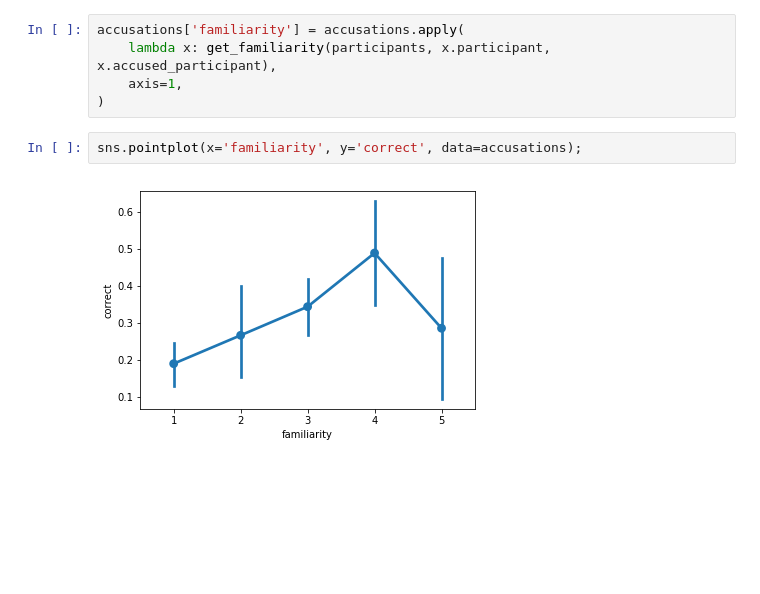
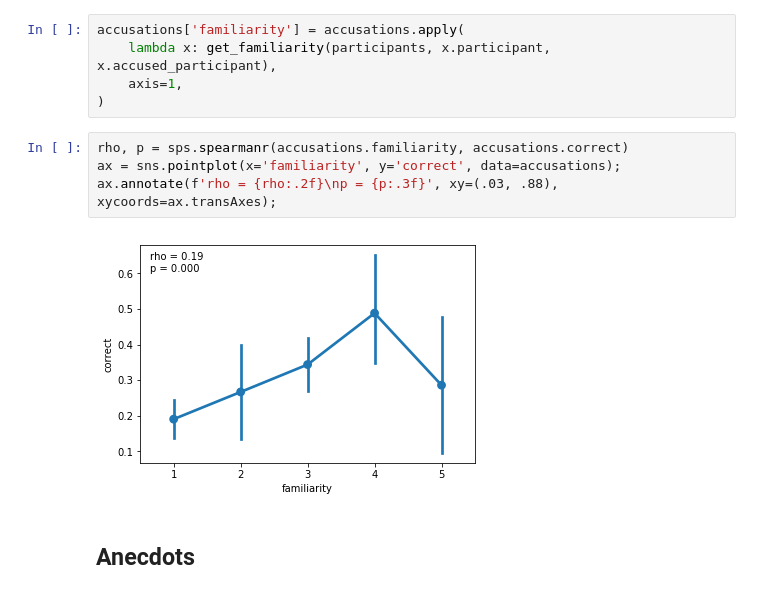
Before and after one commit to Nagasaki45/UnsocialVR, a Jupyter notebook: experiment/Analysis.ipynb, the cells around one changed output. Cells and saved outputs as stored; diff of their text form; blank space fills up the shorter version.

```diff
--- a/experiment/Analysis.ipynb
+++ b/experiment/Analysis.ipynb
@@ -432,7 +457,11 @@ accusations['familiarity'] = accusations.apply(
     lambda x: get_familiarity(participants, x.participant, x.accused_participant),
     axis=1,
 )
-# %%
-sns.pointplot(x='familiarity', y='correct', data=accusations);
-# %% [output]
-[figure, removed]
+# %%
+rho, p = sps.spearmanr(accusations.familiarity, accusations.correct)
+ax = sns.pointplot(x='familiarity', y='correct', data=accusations);
+ax.annotate(f'rho = {rho:.2f}\np = {p:.3f}', xy=(.03, .88), xycoords=ax.transAxes);
+# %% [output]
+[figure, added]
+# %% [markdown]
+## Anecdots
```
Also changed, not shown: parts of 29 cells of this notebook.
